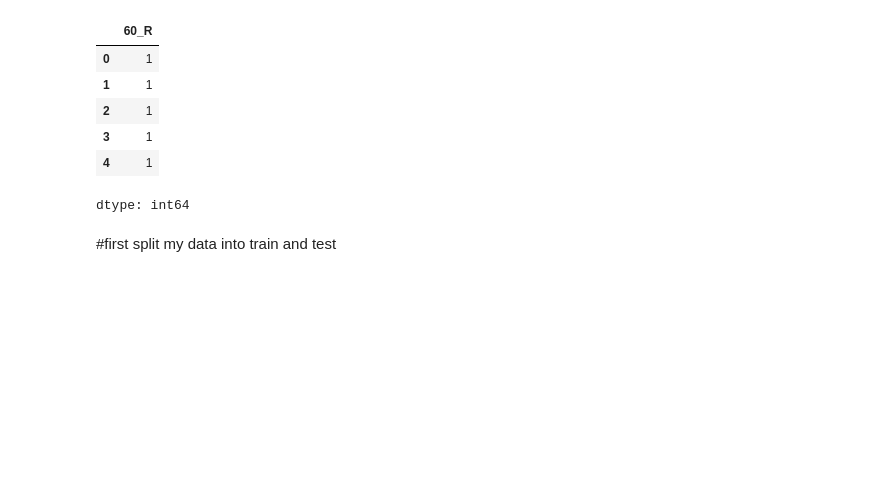
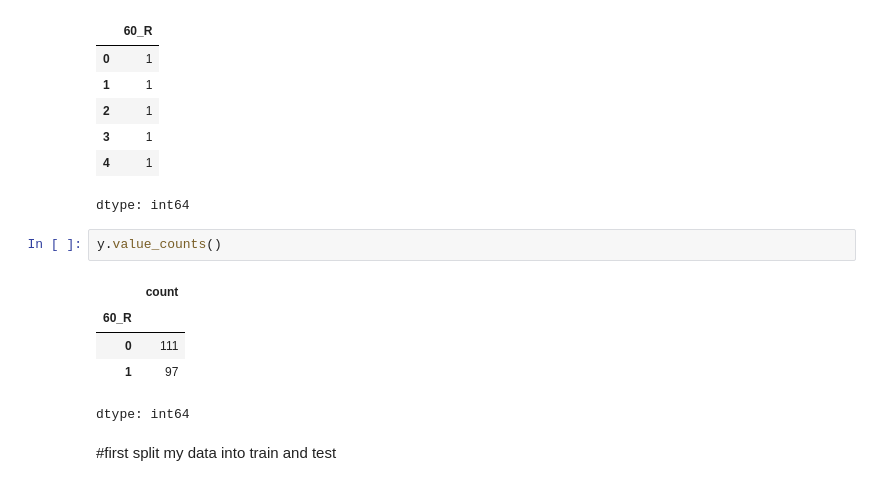
Before and after one commit to babatundeibukun/DEEP-LEARNING-PROJECT---COMPUTER, a Jupyter notebook: practicing_regularization_to_prevent_overfitting.ipynb, the cells around one changed output. Cells and saved outputs as stored; diff of their text form; blank space fills up the shorter version.

```diff
--- a/practicing_regularization_to_prevent_overfitting.ipynb
+++ b/practicing_regularization_to_prevent_overfitting.ipynb
@@ -127,6 +127,14 @@ y.head()
 | 3 | 1 |
 | 4 | 1 |
 dtype: int64
+# %%
+y.value_counts()
+# %% [output]
+|  | count |
+| 60_R |  |
+| 0 | 111 |
+| 1 | 97 |
+dtype: int64
 # %% [markdown]
 #first split my data into train and test
 # %%
```
Also changed, not shown: parts of 14 cells of this notebook.
